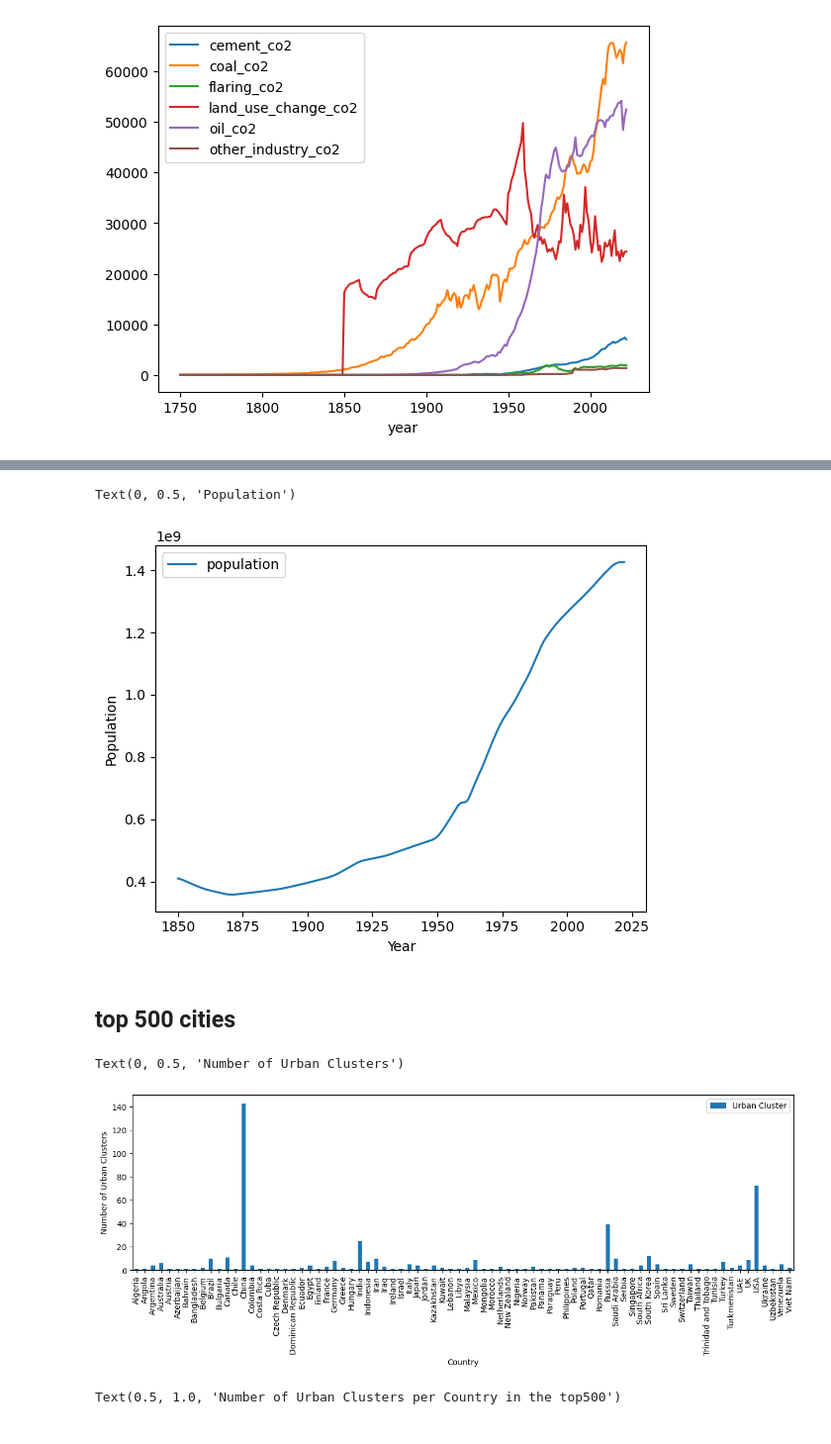
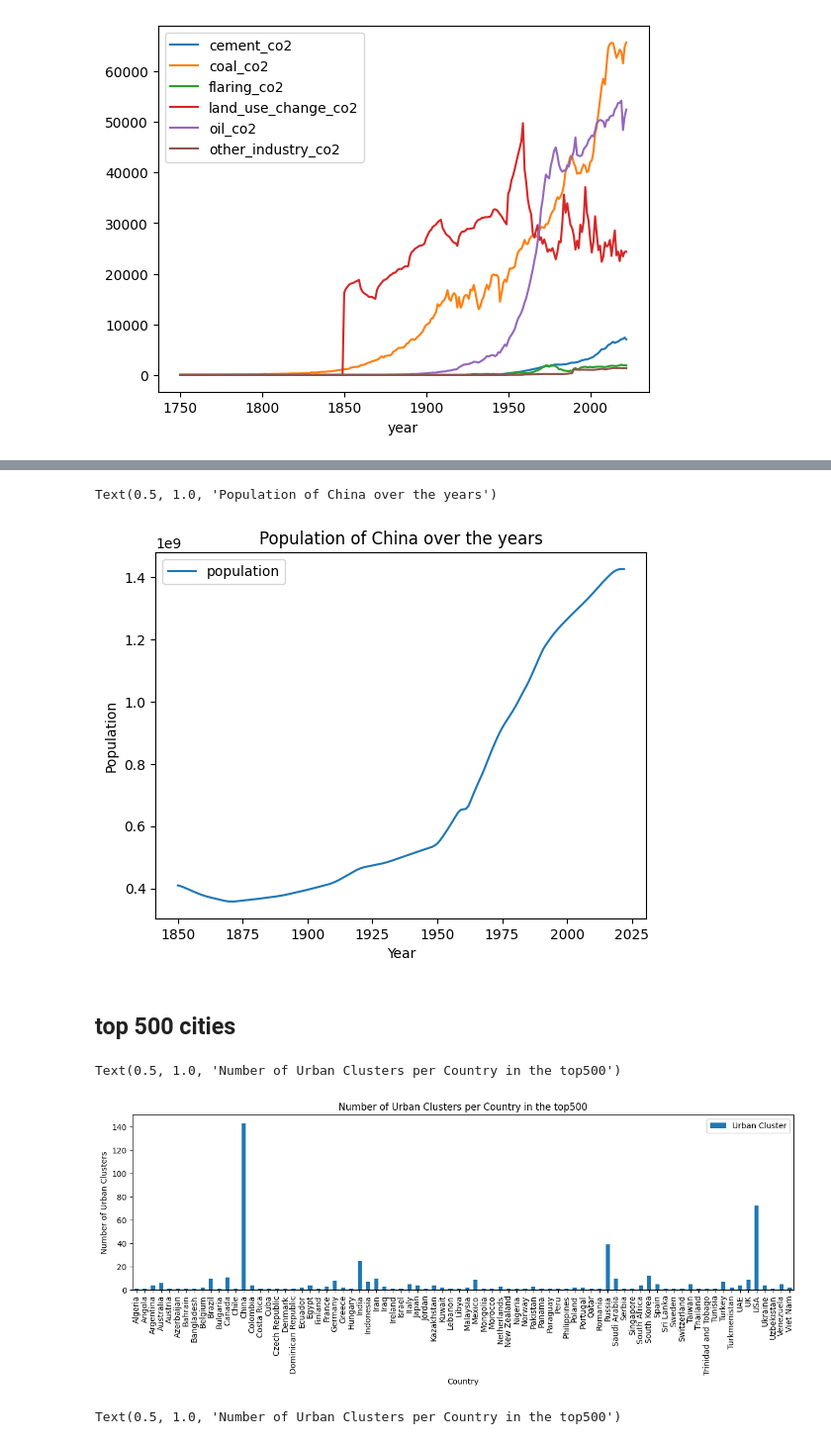
Before and after one commit to FreedentGoutGit/Datamaterasu, a Jupyter notebook: pre_analysis.ipynb, the cells around one changed output, grey strips where cells are left out. Shown: that part at 99% size. Saved outputs shown, nothing was run; the diff lists cells and outputs as text; code cells hidden in the pictures.

```diff
--- a/pre_analysis.ipynb
+++ b/pre_analysis.ipynb
@@ -54,9 +60,12 @@ owid.query('country == "China"').groupby('year').sum()[['population']].plot()
 
 plt.xlabel('Year')
 plt.ylabel('Population')
+
+
+plt.title('Population of China over the years')
 # %% [output]
-Text(0, 0.5, 'Population')
+Text(0.5, 1.0, 'Population of China over the years')
-[figure, old version]
+[figure, new version]
 # %% [markdown]
 ## top 500 cities
 # %%
@@ -68,15 +77,18 @@ top500cities["co2 std percap (t)"] = top500cities["Footprint/cap (t CO2)"].apply
 # %%
 fig, ax = plt.subplots(figsize=(15, 4))
 
 top500cities.groupby('Country').count()[["Urban Cluster"]]
 
 ax = top500cities.groupby('Country').count()[["Urban Cluster"]].plot(kind='bar', ax=ax)
 
 plt.xlabel('Country')
 plt.ylabel('Number of Urban Clusters')
+
+
+plt.title('Number of Urban Clusters per Country in the top500')
 # %% [output]
-Text(0, 0.5, 'Number of Urban Clusters')
+Text(0.5, 1.0, 'Number of Urban Clusters per Country in the top500')
-[figure, old version]
+[figure, new version]
 # %%
 df = top500cities.groupby('Country').count()["Urban Cluster"]
 df = pd.DataFrame(df)
```
Also changed, not shown: parts of 5 cells of this notebook.
